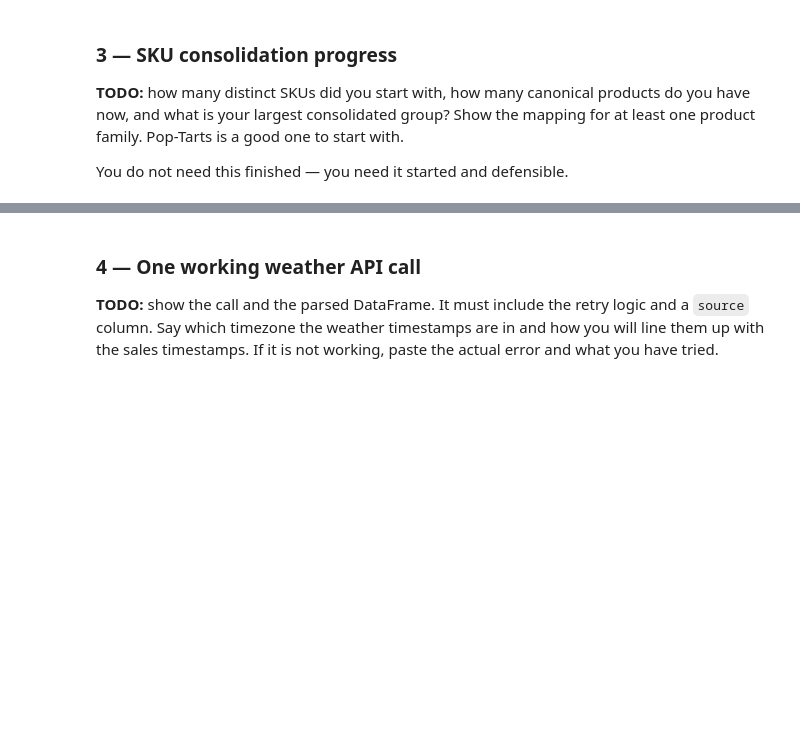
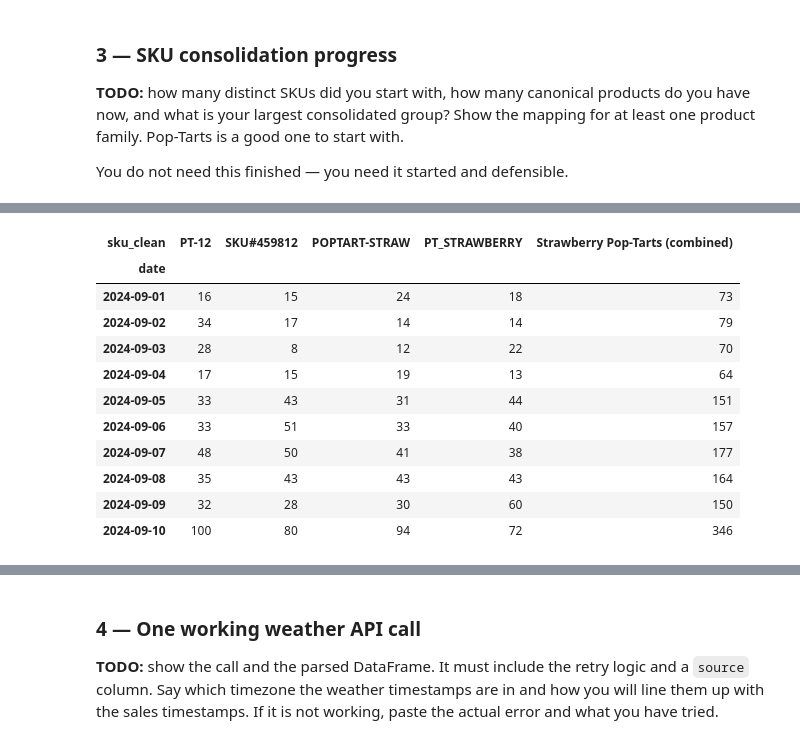
Before and after one commit to NateG-10/F26-DS2002-Midterm-Repo-Nate-Mohamed-Mouad, a Jupyter notebook: notebooks/scratch/checkpoints-studios/2026-10-23 — Midterm Checkpoint — Lab.ipynb, the cells around one changed output, grey strips where cells are left out. Drawn from its saved outputs; the diff is of its cells as text; code cells hidden in the pictures; blank space fills up the shorter version.

```diff
--- a/notebooks/scratch/checkpoints-studios/2026-10-23 — Midterm Checkpoint — Lab.ipynb
+++ b/notebooks/scratch/checkpoints-studios/2026-10-23 — Midterm Checkpoint — Lab.ipynb
@@ -122,0 +700,80 @@ You do not need this finished — you need it started and defensible.
+# %%
+# Get positive transactions for the mapped Pop-Tarts SKUs
+pop_sales = clean.loc[
+    clean["sku_clean"].isin(
+        pop_tarts_mapping["sku_clean"]
+    )
+    & clean["quantity_clean"].gt(0)
+    ].copy()
+
+
+# Calculate positive reported quantities by SKU
+sku_totals = (
+    pop_sales
+    .groupby("sku_clean")["quantity_clean"]
+    .sum()
+    .reindex(
+        pop_tarts_mapping["sku_clean"],
+        fill_value=0
+    )
+    .sort_values(ascending=False)
+)
+
+print("Positive reported quantities by SKU:")
+display(
+    sku_totals.to_frame("quantity_sold")
+)
+
+print("Combined reported quantity:",
+      int(sku_totals.sum()))
+
+print("Number of mapped SKUs:",
+      len(sku_totals))
+
+
+# Separate dated and undated sales
+pop_dated = pop_sales.dropna(
+    subset=["date"]
+).copy()
+
+undated_quantity = pop_sales.loc[
+    pop_sales["date"].isna(),
+    "quantity_clean"
+].sum()
+
+print("\nQuantity with valid sales dates:",
+      int(pop_dated["quantity_clean"].sum()))
+
+print("Quantity with missing dates:",
+      int(undated_quantity))
+
+
+# Create the initial daily SKU comparison
+daily_fragmented = pop_dated.pivot_table(
+    index="date",
+    columns="sku_clean",
+    values="quantity_clean",
+    aggfunc="sum",
+    fill_value=0
+)
+
+# Keep all four mapped SKU columns
+daily_fragmented = daily_fragmented.reindex(
+    columns=pop_tarts_mapping["sku_clean"],
+    fill_value=0
+)
+
+# Combine the four SKU quantities by day
+daily_fragmented[
+    "Strawberry Pop-Tarts (combined)"
+] = daily_fragmented.sum(axis=1)
+
+
+print("\nInitial daily sales comparison:")
+display(daily_fragmented.head(10))
+
+print(
+    "\nNote: Quantities are reported SKU units, "
+    "not adjusted for different package sizes."
+)
+# %% [output]
@@ -122,0 +794,12 @@ You do not need this finished — you need it started and defensible.
+| sku_clean | PT-12 | SKU#459812 | POPTART-STRAW | PT_STRAWBERRY | Strawberry Pop-Tarts (combined) |
+| date |  |  |  |  |  |
+| 2024-09-01 | 16 | 15 | 24 | 18 | 73 |
+| 2024-09-02 | 34 | 17 | 14 | 14 | 79 |
+| 2024-09-03 | 28 | 8 | 12 | 22 | 70 |
+| 2024-09-04 | 17 | 15 | 19 | 13 | 64 |
+| 2024-09-05 | 33 | 43 | 31 | 44 | 151 |
+| 2024-09-06 | 33 | 51 | 33 | 40 | 157 |
+| 2024-09-07 | 48 | 50 | 41 | 38 | 177 |
+| 2024-09-08 | 35 | 43 | 43 | 43 | 164 |
+| 2024-09-09 | 32 | 28 | 30 | 60 | 150 |
+| 2024-09-10 | 100 | 80 | 94 | 72 | 346 |
```
Also changed, not shown: parts of 20 cells of this notebook, 4 other files.
